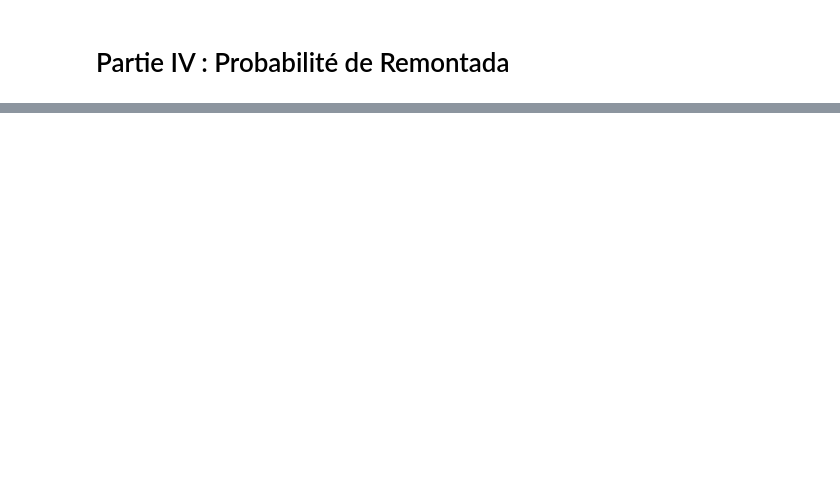
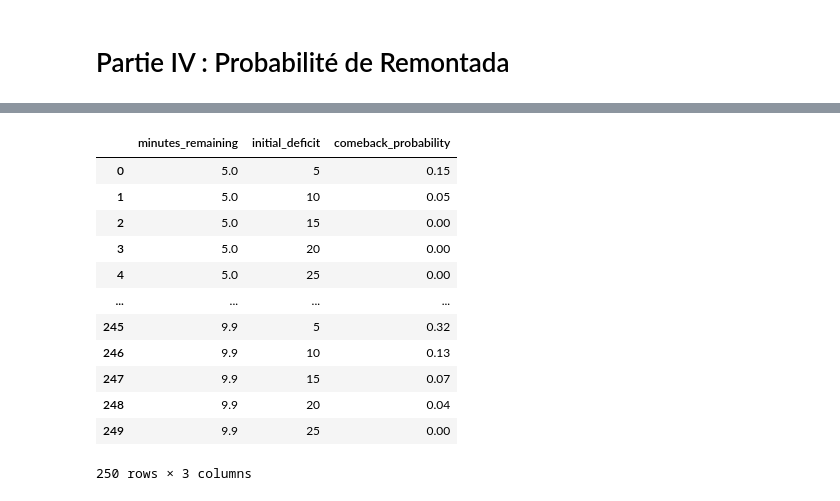
Before and after one commit to Lduvignacq/Analyse-statistique-du-momentum-dans-le-sport---Application-la-NBA, a Jupyter notebook: analyse_EVT.ipynb, the cells around one changed output, grey strips where cells are left out. Saved outputs shown, nothing was run; the diff lists cells and outputs as text; code cells hidden in the pictures; blank space fills up the shorter version.

```diff
--- a/analyse_EVT.ipynb
+++ b/analyse_EVT.ipynb
@@ -1558,3 +1670,19 @@ display(df_3d_plot_data.head())
+# %%
+display(df_3d_plot_data)
+# %% [output]
+|  | minutes_remaining | initial_deficit | comeback_probability |
+| 0 | 5.0 | 5 | 0.15 |
+| 1 | 5.0 | 10 | 0.05 |
+| 2 | 5.0 | 15 | 0.00 |
+| 3 | 5.0 | 20 | 0.00 |
+| 4 | 5.0 | 25 | 0.00 |
+| ... | ... | ... | ... |
+| 245 | 9.9 | 5 | 0.32 |
+| 246 | 9.9 | 10 | 0.13 |
+| 247 | 9.9 | 15 | 0.07 |
+| 248 | 9.9 | 20 | 0.04 |
+| 249 | 9.9 | 25 | 0.00 |
+250 rows × 3 columns
 # %%
 # Préparer les données pour le plot 3D
 X = df_3d_plot_data['minutes_remaining'].values
```
Also changed, not shown: parts of 10 cells of this notebook.
